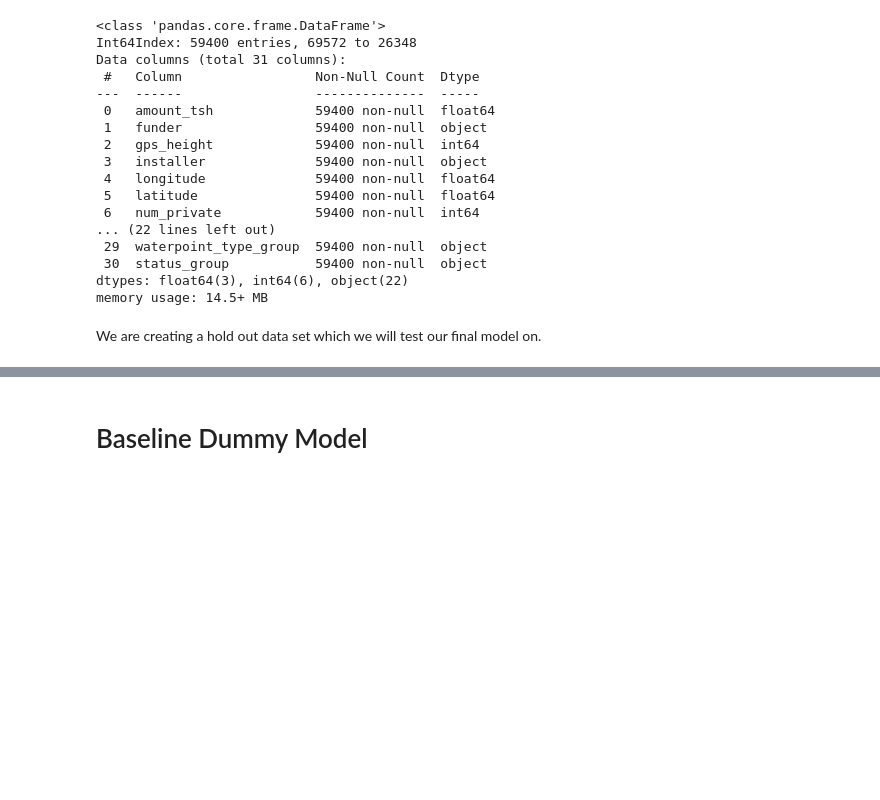
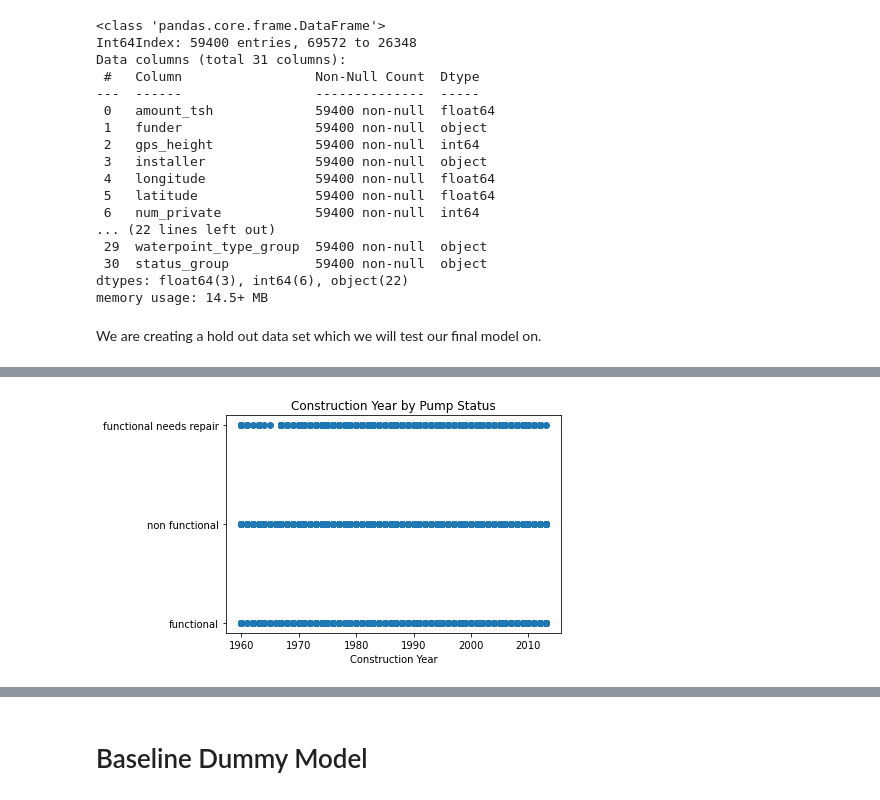
Before and after one commit to fivearm/Phase_3_Project, a Jupyter notebook: 01_data_preparation.ipynb, the cells around one changed output, grey strips where cells are left out. Saved outputs shown, nothing was run; the diff lists cells and outputs as text; code cells hidden in the pictures; blank space fills up the shorter version.

```diff
--- a/01_data_preparation.ipynb
+++ b/01_data_preparation.ipynb
@@ -134,0 +157,8 @@ X_train.head()
+# %%
+fig, ax = plt.subplots()
+ax.scatter(df.construction_year.loc[df.construction_year != 0],
+           df.status_group.loc[df.construction_year !=0])
+ax.set_xlabel('Construction Year')
+ax.set_title('Construction Year by Pump Status');
+# %% [output]
+[figure, added]
```
Also changed, not shown: parts of 7 cells of this notebook.
